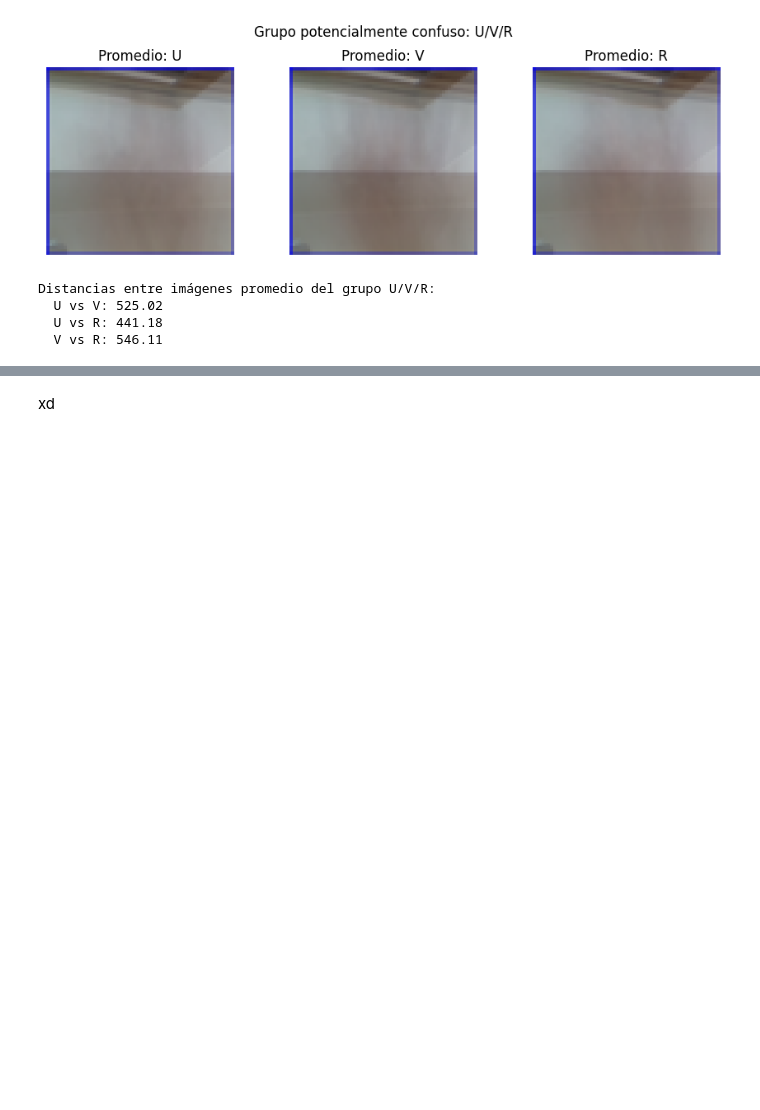
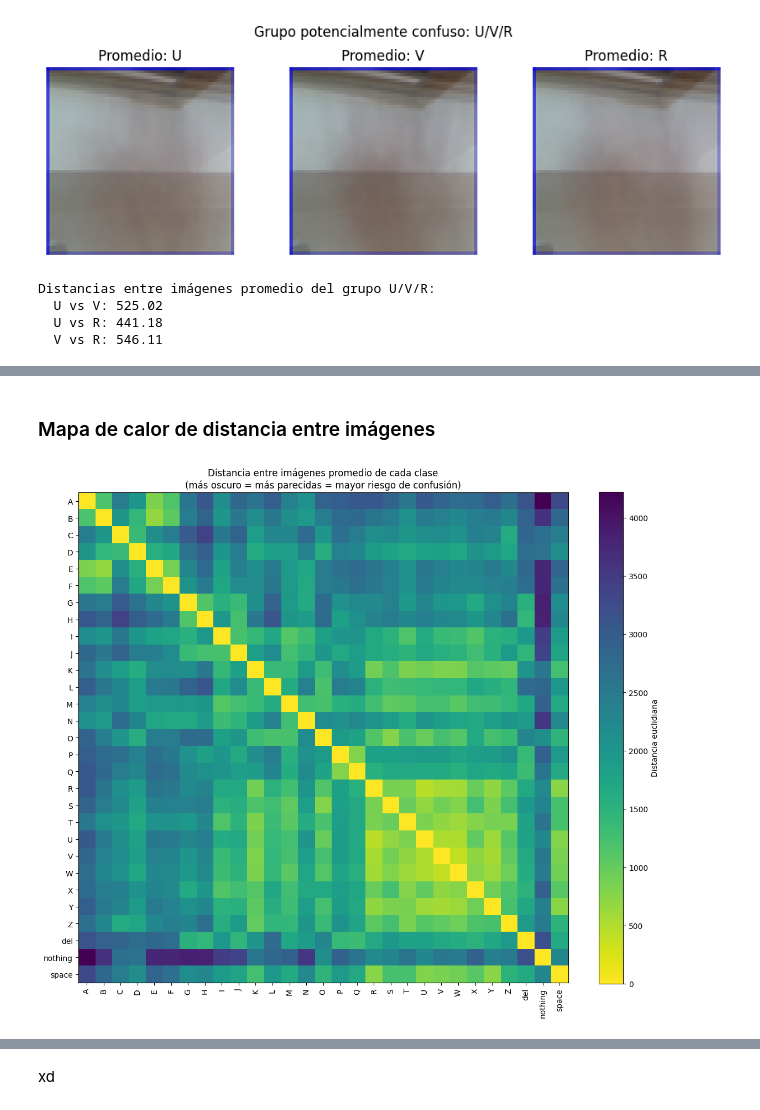
Before and after one commit to belennmm/DataS_Lab3_ASL, a Jupyter notebook: lab3_EDA.ipynb, the cells around one changed output, grey strips where cells are left out. Saved outputs shown, nothing was run; the diff lists cells and outputs as text; code cells hidden in the pictures; blank space fills up the shorter version.

Commit message:
modificacion de descripción y funciones del EDA, se añadió el preprosentamiento de datos para el entrenamiento de modelos

```diff
--- a/lab3_EDA.ipynb
+++ b/lab3_EDA.ipynb
@@ -228,0 +274,27 @@ Distancias entre imágenes promedio del grupo U/V/R:
+# %%
+from itertools import combinations
+from scipy.spatial.distance import pdist, squareform
+
+# Calcular la imagen promedio de CADA clase una sola vez (el costo real, 29 veces)
+clases = sorted(datos_img["clase"].unique())
+promedios = {clase: imagen_promedio_por_clase(datos_img, clase) for clase in clases}
+
+# Apilar todas las imágenes promedio como vectores en una sola matriz
+matriz_promedios = np.array([promedios[c].astype(np.float64).flatten() for c in clases])
+
+# Calcular TODAS las distancias par a par de una sola vez (vectorizado, sin loops anidados)
+distancias = squareform(pdist(matriz_promedios, metric="euclidean"))
+distancias_df = pd.DataFrame(distancias, index=clases, columns=clases)
+
+#  Extraer automáticamente los pares MÁS parecidos (mayor riesgo de confusión)
+pares = [
+    (clases[i], clases[j], distancias[i, j])
+    for i, j in combinations(range(len(clases)), 2)
+]
+pares_df = pd.DataFrame(pares, columns=["clase_1", "clase_2", "distancia"]).sort_values("distancia")
+
+print("Los 10 pares de letras MÁS parecidas (mayor riesgo de confusión para el modelo):")
+print(pares_df.head(10).to_string(index=False))
+
+print("\nLos 5 pares MÁS distintos (referencia de qué tan grande es una diferencia 'normal'):")
+print(pares_df.tail(5).to_string(index=False))
@@ -228,0 +322,15 @@ Distancias entre imágenes promedio del grupo U/V/R:
+# %% [markdown]
+### Mapa de calor de distancia entre imágenes
+# %%
+fig, ax = plt.subplots(figsize=(12, 10))
+im = ax.imshow(distancias_df.values, cmap="viridis_r")  # invertido: oscuro = más parecido
+ax.set_xticks(range(len(clases)))
+ax.set_yticks(range(len(clases)))
+ax.set_xticklabels(clases, rotation=90)
+ax.set_yticklabels(clases)
+ax.set_title("Distancia entre imágenes promedio de cada clase\n(más oscuro = más parecidas = mayor riesgo de confusión)")
+plt.colorbar(im, ax=ax, label="Distancia euclidiana")
+plt.tight_layout()
+plt.show()
+# %% [output]
+[figure, added]
```
Also changed, not shown: parts of 28 cells of this notebook, 3 other files.
